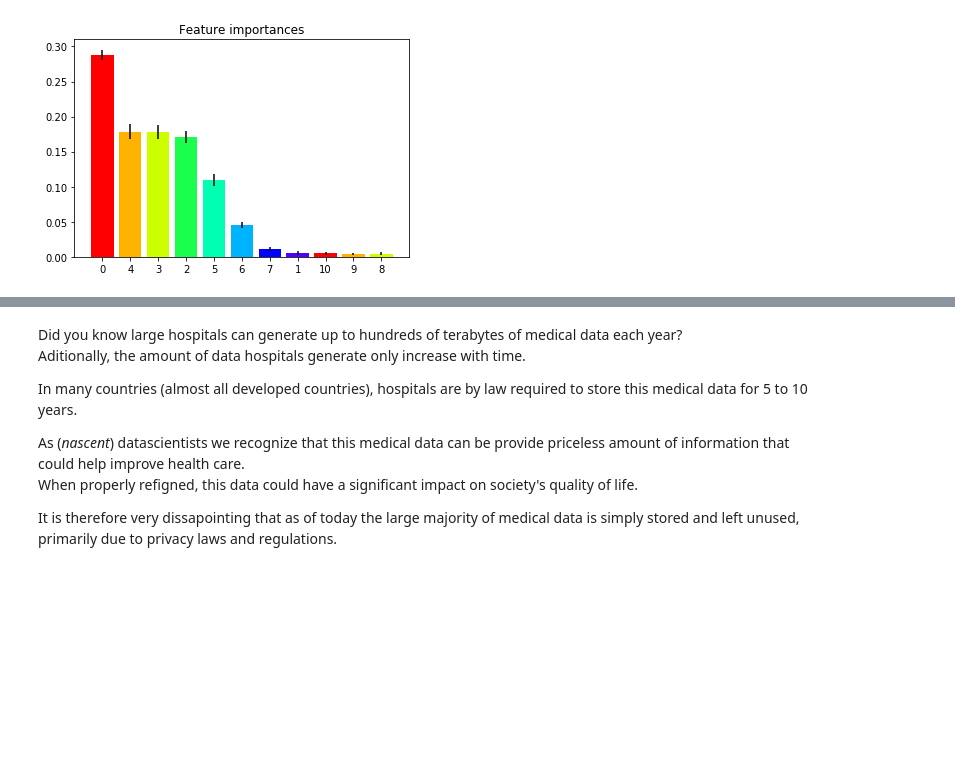
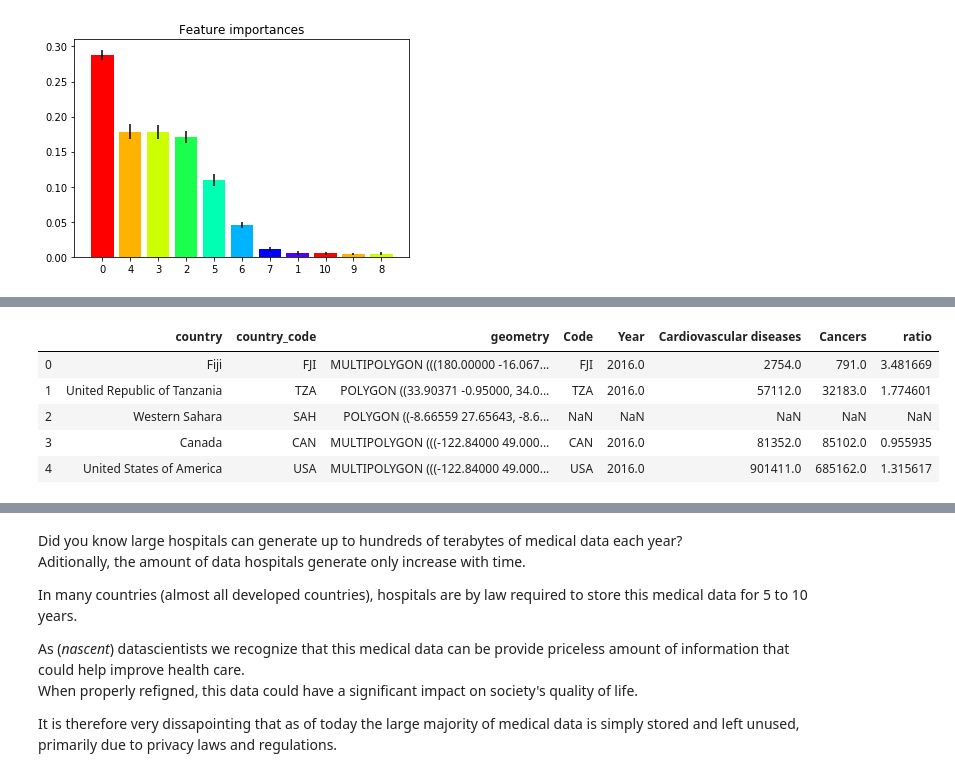
Before and after one commit to itsyaboii1337/Data_Science_Alliance, a Jupyter notebook: Analysing_Medical_Data.ipynb, the cells around one changed output, grey strips where cells are left out. Drawn from its saved outputs; the diff is of its cells as text; code cells hidden in the pictures; blank space fills up the shorter version.

```diff
--- a/Analysing_Medical_Data.ipynb
+++ b/Analysing_Medical_Data.ipynb
@@ -236,0 +239,9 @@ Feature ranking:
+# %%
+import geopandas as gpd
+
+shapefile = 'data/countries_110m/ne_110m_admin_0_countries.shp'
+datafile = 'data/annual-number-of-deaths-by-cause.csv'
+
+gdf = gpd.read_file(shapefile)[['ADMIN', 'ADM0_A3', 'geometry']]
+gdf.columns = ['country', 'country_code', 'geometry']
+gdf.head()
@@ -236,0 +255,6 @@ Feature ranking:
+# %%
+df = pd.read_csv(datafile)
+
+df = df[['Code','Year','Cardiovascular diseases','Cancers']]
+df['ratio'] = df['Cardiovascular diseases'] / df['Cancers']
+df.head()
@@ -236,0 +268,12 @@ Feature ranking:
+# %%
+df_2016 = df[df['Year'] == 2016]
+# %%
+merged = gdf.merge(df_2016, left_on = 'country_code', right_on = 'Code', how = 'left')
+merged.head()
+# %% [output]
+|  | country | country_code | geometry | Code | Year | Cardiovascular diseases | Cancers | ratio |
+| 0 | Fiji | FJI | MULTIPOLYGON (((180.00000 -16.067... | FJI | 2016.0 | 2754.0 | 791.0 | 3.481669 |
+| 1 | United Republic of Tanzania | TZA | POLYGON ((33.90371 -0.95000, 34.0... | TZA | 2016.0 | 57112.0 | 32183.0 | 1.774601 |
+| 2 | Western Sahara | SAH | POLYGON ((-8.66559 27.65643, -8.6... | NaN | NaN | NaN | NaN | NaN |
+| 3 | Canada | CAN | MULTIPOLYGON (((-122.84000 49.000... | CAN | 2016.0 | 81352.0 | 85102.0 | 0.955935 |
+| 4 | United States of America | USA | MULTIPOLYGON (((-122.84000 49.000... | USA | 2016.0 | 901411.0 | 685162.0 | 1.315617 |
```
Also changed, not shown: parts of 5 cells of this notebook.
